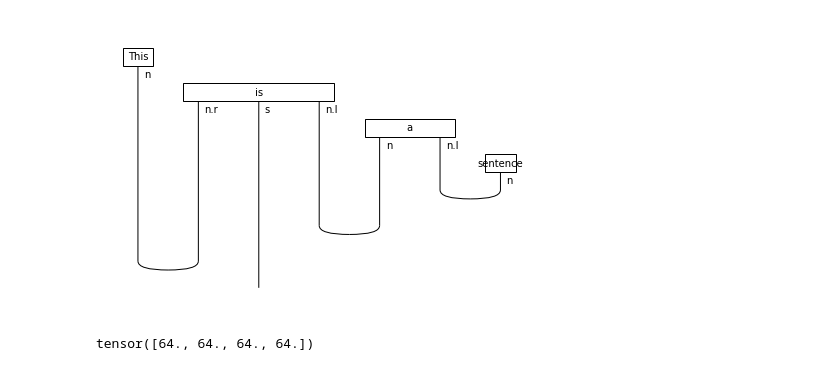
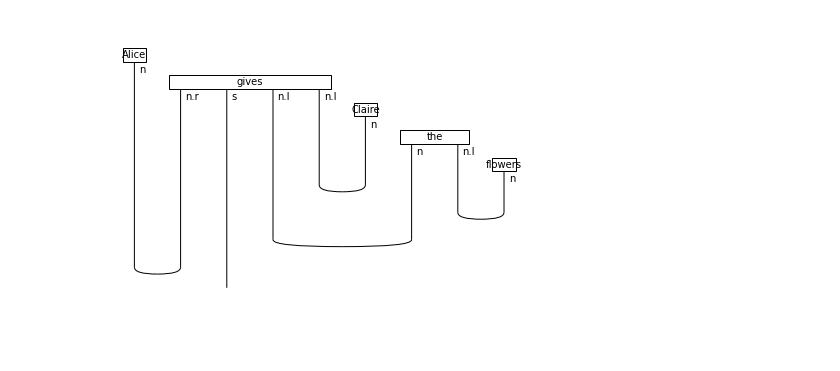
Before and after one commit to blakewilsonquantinuum/lambeq-public, a Jupyter notebook: examples/tensor.ipynb, the cells around one changed output. Cells and saved outputs as stored; diff of their text form; code cells hidden in the pictures.

Commit message:
Improve tensor module (#16)

```diff
--- a/examples/tensor.ipynb
+++ b/examples/tensor.ipynb
@@ -1,23 +1,8 @@
 # %%
-from discoket import ccg2discocat, tensor
+from discoket import ccg2discocat
 
 depccg_parser = ccg2discocat.DepCCGParser()
-diagram = depccg_parser.sentence2diagram('This is a sentence')
+diagram = depccg_parser.sentence2diagram('Alice gives Claire the flowers')
 diagram.draw()
 # %% [output]
-[figure, old version]
+[figure, new version]
-# %%
-import tensornetwork as tn
-import torch
-
-
-def tensor_for_box(i, box, diag):
-    return torch.ones([4]*len(box.cod))
-
-
-tn.set_default_backend('pytorch')
-
-td = tensor.TensorDiagram(diagram)
-td(closure=tensor_for_box)
-# %% [output]
-tensor([64., 64., 64., 64.])
```
Also changed, not shown: parts of 6 cells of this notebook, 12 other files.
